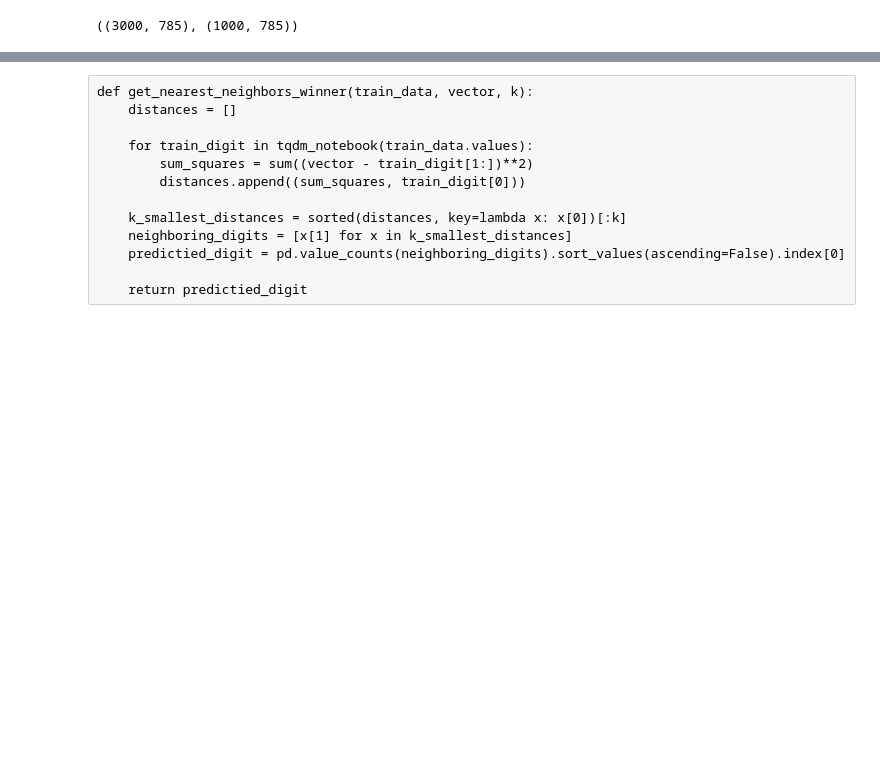
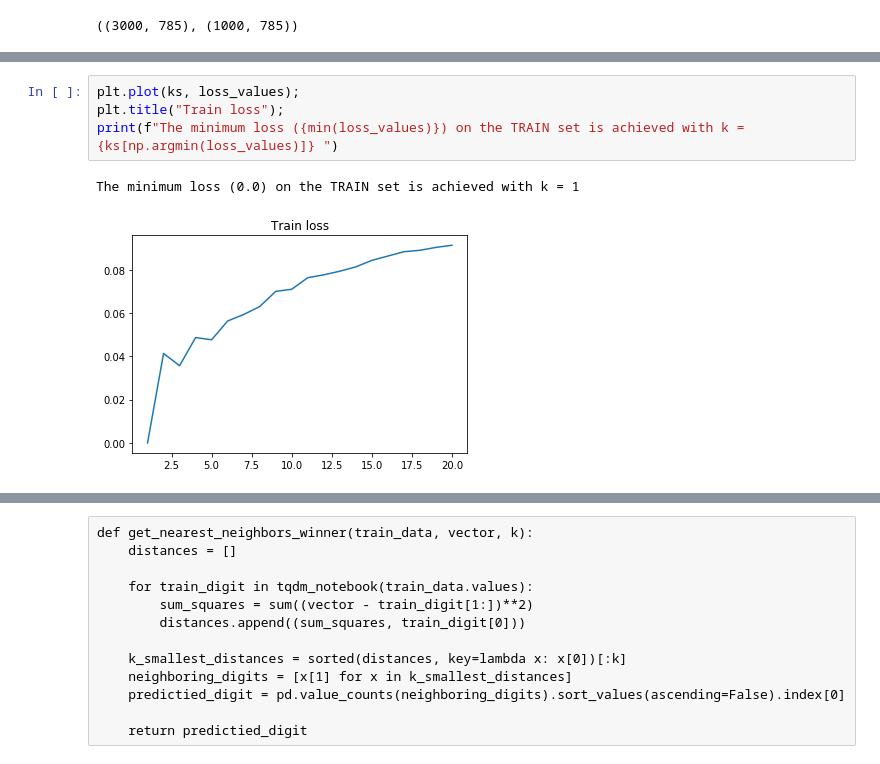
Before and after one commit to 792x/kNN, a Jupyter notebook: SLT1.ipynb, the cells around one changed output, grey strips where cells are left out. Drawn from its saved outputs; the diff is of its cells as text; blank space fills up the shorter version.

```diff
--- a/SLT1.ipynb
+++ b/SLT1.ipynb
@@ -46,0 +159,7 @@ train.shape, test.shape
+# %%
+plt.plot(ks, loss_values);
+plt.title("Train loss");
+print(f"The minimum loss ({min(loss_values)}) on the TRAIN set is achieved with k = {ks[np.argmin(loss_values)]} ")
+# %% [output]
+The minimum loss (0.0) on the TRAIN set is achieved with k = 1
+[figure, added]
```
Also changed, not shown: parts of 40 cells of this notebook.
